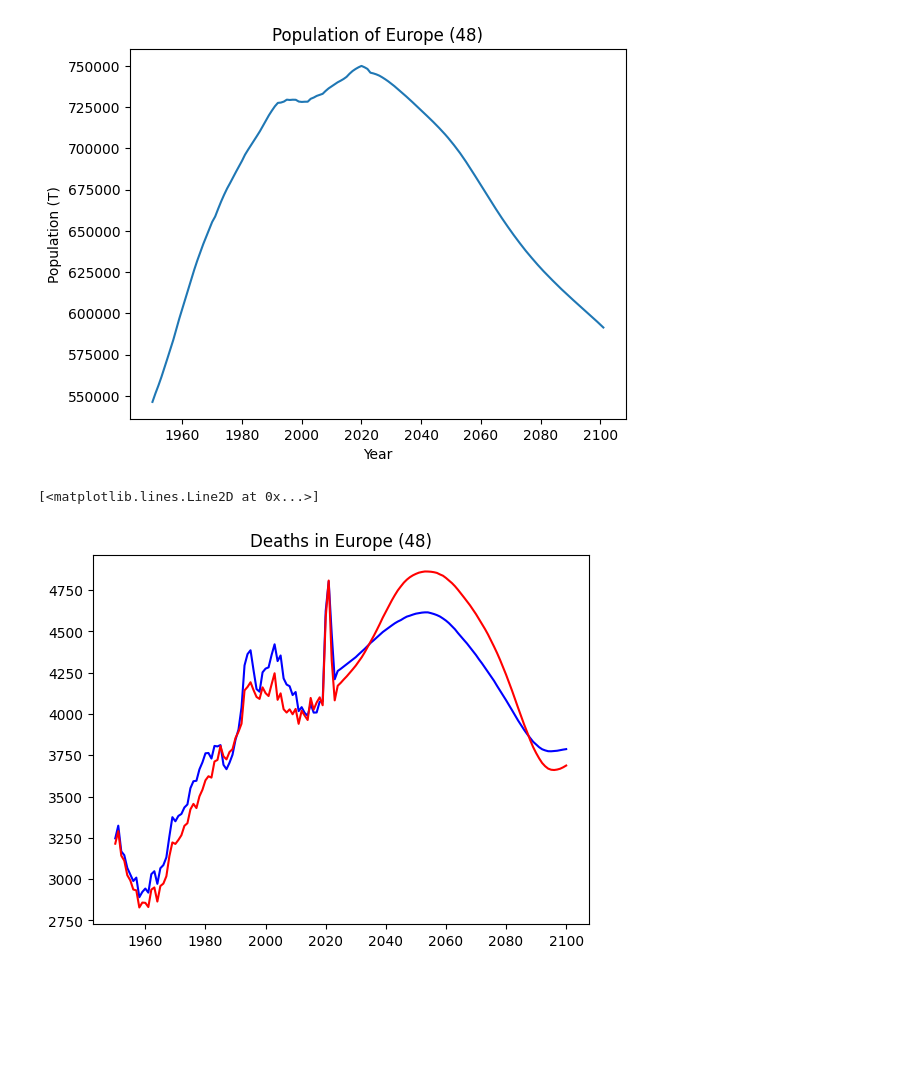
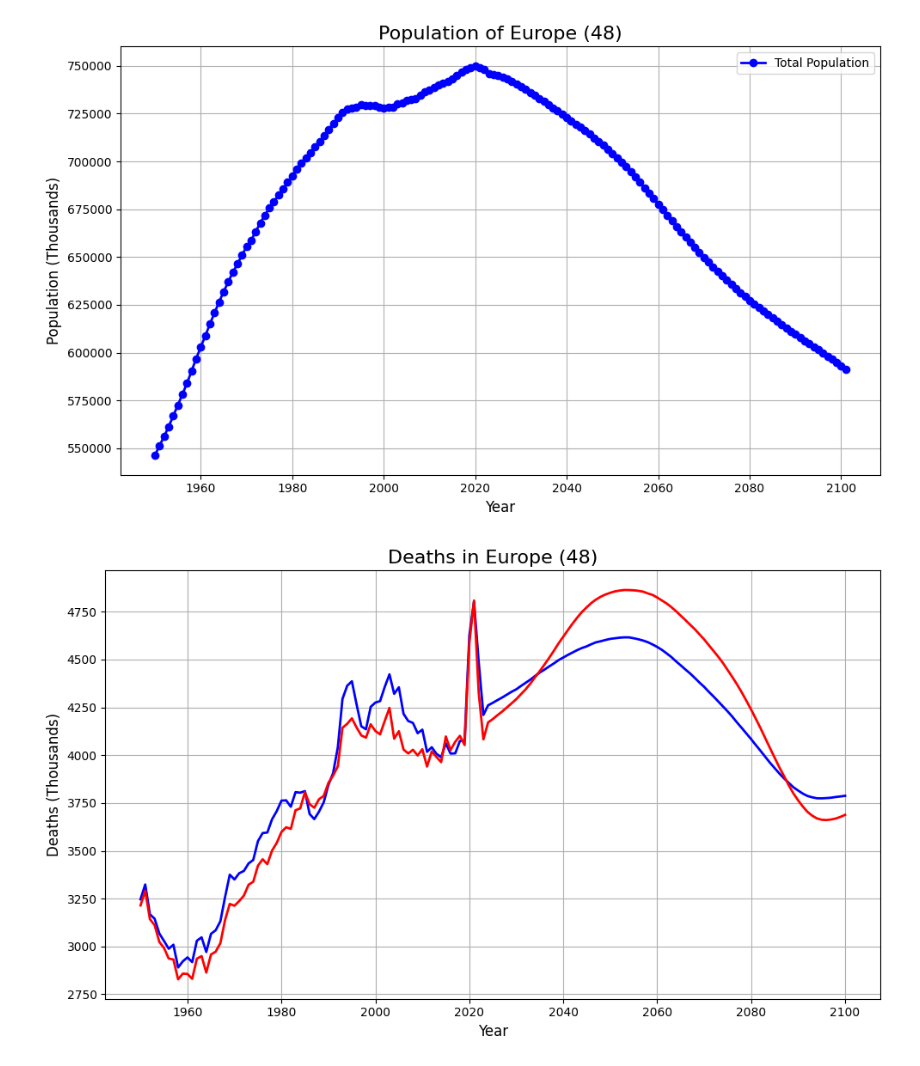
Before and after one commit to Y1-Bit/Population-Insights, a Jupyter notebook: notebooks/population_analysis.ipynb, the cells around one changed output. Saved outputs shown, nothing was run; the diff lists cells and outputs as text; code cells hidden in the pictures; blank space fills up the shorter version.

Commit message:
Chart stylization

```diff
--- a/notebooks/population_analysis.ipynb
+++ b/notebooks/population_analysis.ipynb
@@ -10,23 +10,33 @@ df_by_location = df[df['Location'] == location]
 # %%
 population = df_by_location[['Time', 'TPopulation1Jan']]
 
-plt.title('Population of ' + location)
-plt.plot(population['Time'], population['TPopulation1Jan'])
-plt.xlabel('Year')
-plt.ylabel('Population (T)')
+plt.figure(figsize=(10, 6))
+plt.plot(population['Time'], population['TPopulation1Jan'], color='blue', linewidth=2, marker='o', label='Total Population')
+plt.title(f'Population of {location}', fontsize=16)
+plt.xlabel('Year', fontsize=12)
+plt.ylabel('Population (Thousands)', fontsize=12)
+plt.grid(True)
+plt.legend()
+plt.tight_layout()
 plt.show()
 # %% [output]
-[figure, old version]
+[figure, new version]
 # %%
 male_deaths = df_by_location[['Time', 'DeathsMale']]
 female_deaths = df_by_location[['Time', 'DeathsFemale']]
 
-plt.title('Deaths in ' + location)
-plt.plot(male_deaths['Time'], male_deaths['DeathsMale'], color='blue')
-plt.plot(female_deaths['Time'], female_deaths['DeathsFemale'], color='red')
+plt.figure(figsize=(10, 6))
+plt.plot(male_deaths['Time'], male_deaths['DeathsMale'], color='blue', linewidth=2, label='Male Deaths')
+plt.plot(female_deaths['Time'], female_deaths['DeathsFemale'], color='red', linewidth=2, label='Female Deaths')
+plt.title(f'Deaths in {location}', fontsize=16)
+plt.xlabel('Year', fontsize=12)
+plt.ylabel('Deaths (Thousands)', fontsize=12)
+plt.grid(True)
+plt.legend()
+plt.tight_layout()
+plt.show()
 # %% [output]
-[<matplotlib.lines.Line2D at 0x...>]
-[figure, old version]
+[figure, new version]
 # %%
 births = df_by_location[['Time', 'Births']]
 deaths = df_by_location[['Time', 'Deaths']]
```
Also changed, not shown: parts of 2 cells of this notebook.
